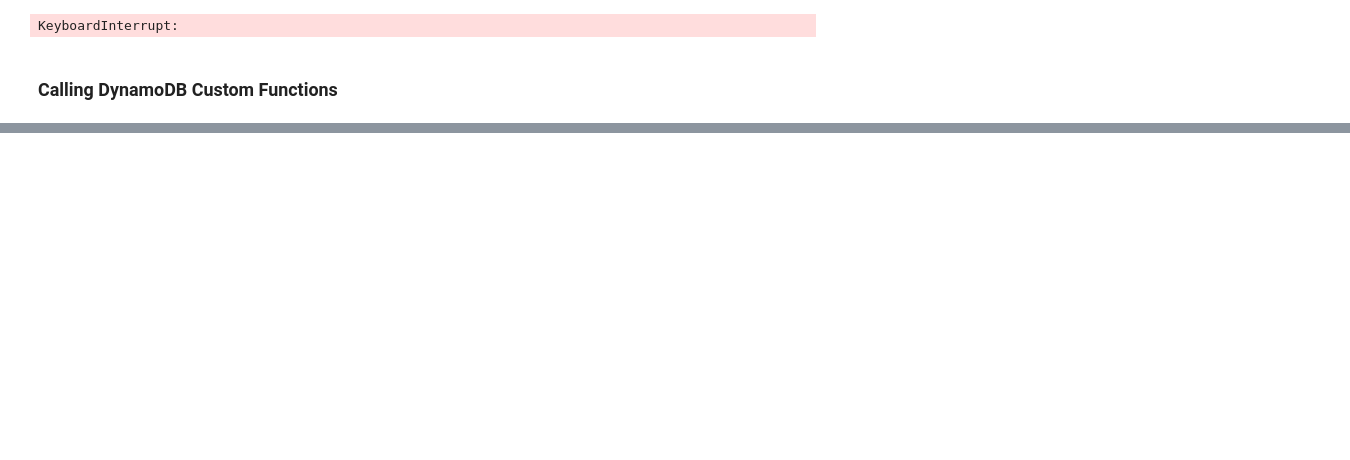
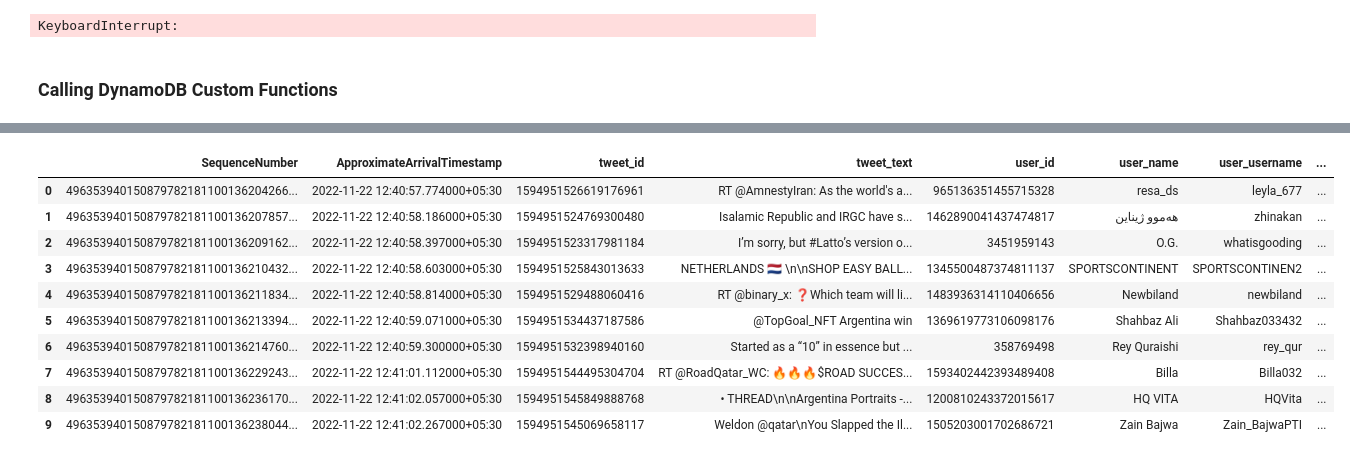
Before and after one commit to VigBig/aws_kinesis_twitter_streaming, a Jupyter notebook: GetRecords.ipynb, the cells around one changed output, grey strips where cells are left out. Drawn from its saved outputs; the diff is of its cells as text; code cells hidden in the pictures; blank space fills up the shorter version.

```diff
--- a/GetRecords.ipynb
+++ b/GetRecords.ipynb
@@ -340 +347,15 @@ DateTime creation of Table : 2022-11-21 18:49:15.030000+05:30
 No. of items in the table :0
+# %%
+df.head(10)
+# %% [output]
+|  | SequenceNumber | ApproximateArrivalTimestamp | tweet_id | tweet_text | user_id | user_name | user_username | ... |
+| 0 | 496353940150879782181100136204266... | 2022-11-22 12:40:57.774000+05:30 | 1594951526619176961 | RT @AmnestyIran: As the world's a... | 965136351455715328 | resa_ds | leyla_677 | ... |
+| 1 | 496353940150879782181100136207857... | 2022-11-22 12:40:58.186000+05:30 | 1594951524769300480 | Isalamic Republic and IRGC have s... | 1462890041437474817 | هەموو ژیناین | zhinakan | ... |
+| 2 | 496353940150879782181100136209162... | 2022-11-22 12:40:58.397000+05:30 | 1594951523317981184 | I’m sorry, but #Latto’s version o... | 3451959143 | O.G. | whatisgooding | ... |
+| 3 | 496353940150879782181100136210432... | 2022-11-22 12:40:58.603000+05:30 | 1594951525843013633 | NETHERLANDS 🇳🇱 \n\nSHOP EASY BALL... | 1345500487374811137 | SPORTSCONTINENT | SPORTSCONTINEN2 | ... |
+| 4 | 496353940150879782181100136211834... | 2022-11-22 12:40:58.814000+05:30 | 1594951529488060416 | RT @binary_x: ❓Which team will li... | 1483936314110406656 | Newbiland | newbiland | ... |
+| 5 | 496353940150879782181100136213394... | 2022-11-22 12:40:59.071000+05:30 | 1594951534437187586 | @TopGoal_NFT Argentina win | 1369619773106098176 | Shahbaz Ali | Shahbaz033432 | ... |
+| 6 | 496353940150879782181100136214760... | 2022-11-22 12:40:59.300000+05:30 | 1594951532398940160 | Started as a “10” in essence but ... | 358769498 | Rey Quraishi | rey_qur | ... |
+| 7 | 496353940150879782181100136229243... | 2022-11-22 12:41:01.112000+05:30 | 1594951544495304704 | RT @RoadQatar_WC: 🔥🔥🔥$ROAD SUCCES... | 1593402442393489408 | Billa | Billa032 | ... |
+| 8 | 496353940150879782181100136236170... | 2022-11-22 12:41:02.057000+05:30 | 1594951545849888768 | • THREAD\n\nArgentina Portraits -... | 1200810243372015617 | HQ VITA | HQVita | ... |
+| 9 | 496353940150879782181100136238044... | 2022-11-22 12:41:02.267000+05:30 | 1594951545069658117 | Weldon @qatar\nYou Slapped the Il... | 1505203001702686721 | Zain Bajwa | Zain_BajwaPTI | ... |
```
Also changed, not shown: parts of 5 cells of this notebook, 1 other file.
